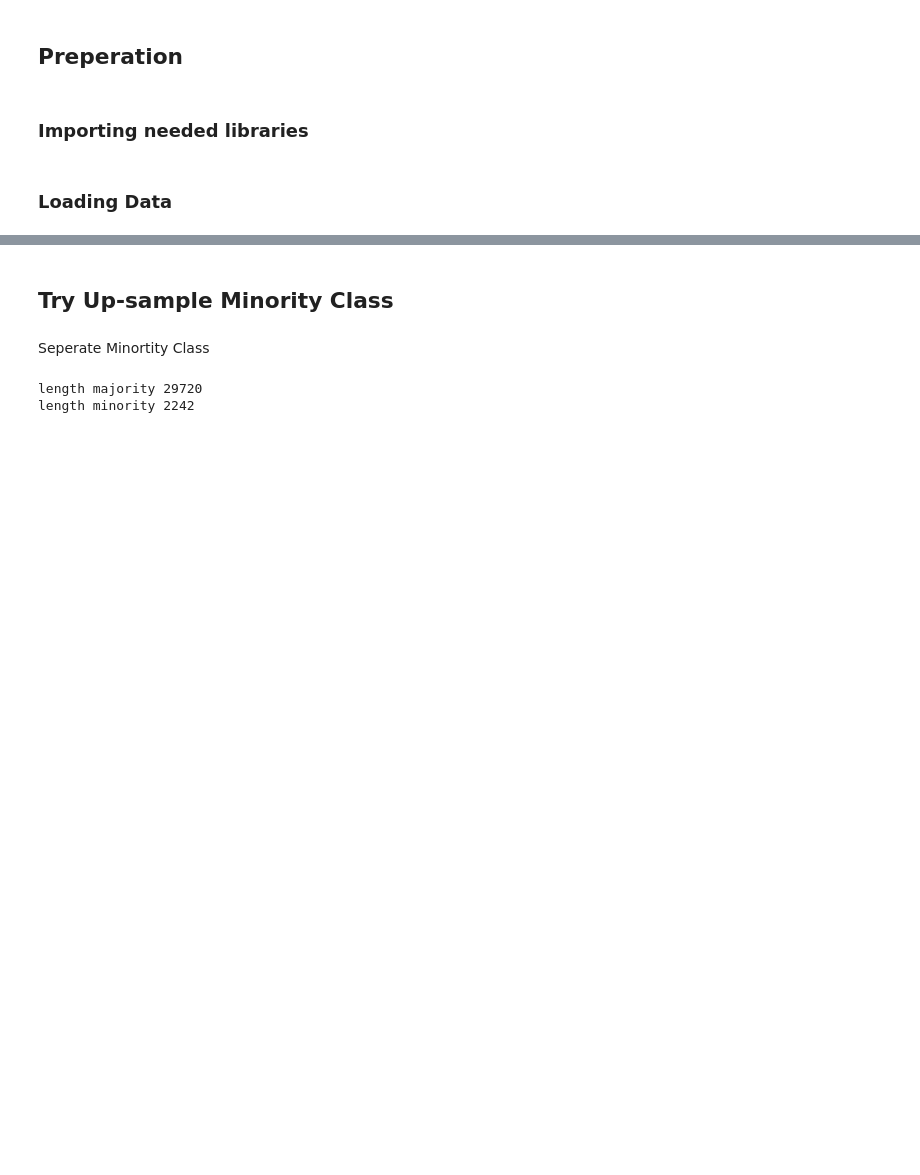
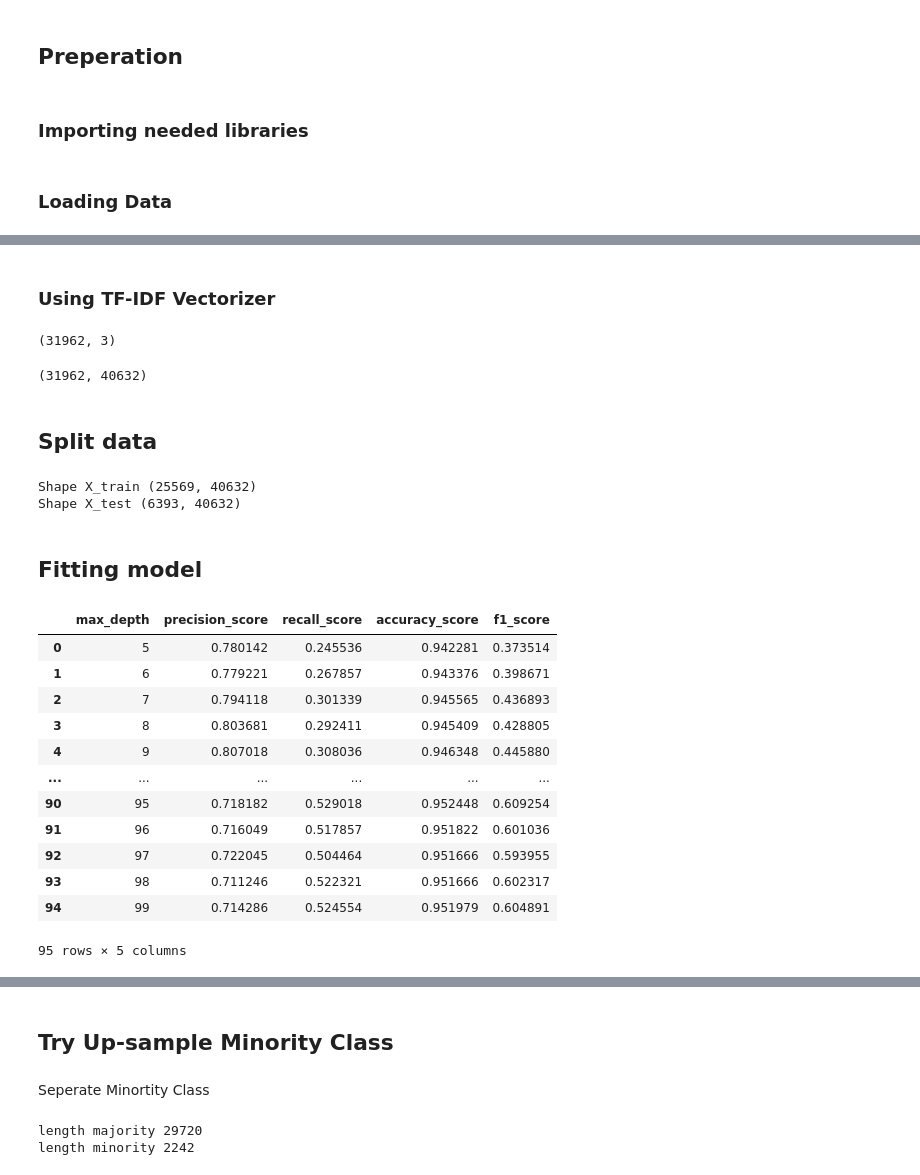
Before and after one commit to Aaron9812/Data_mining, a Jupyter notebook: src/models/decision_tree.ipynb, the cells around one changed output, grey strips where cells are left out. Drawn from its saved outputs; the diff is of its cells as text; code cells hidden in the pictures; blank space fills up the shorter version.

Commit message:
Update decision_tree.ipynb
-Added upsampeling
-Added plots

```diff
--- a/src/models/decision_tree.ipynb
+++ b/src/models/decision_tree.ipynb
@@ -25,0 +80,73 @@ data.head()
+# %% [markdown]
+### Using TF-IDF Vectorizer
+# %%
+X.shape
+# %% [output]
+(31962, 3)
+# %%
+tf = TfidfVectorizer()
+
+X_vec = tf.fit(X["lemmatized_tokens"])
+X_lem = X_vec.transform(X["lemmatized_tokens"])
+# %%
+X_lem.shape
+# %% [output]
+(31962, 40632)
+# %% [markdown]
+## Split data
+# %%
+X_train, X_test, y_train, y_test = train_test_split(X_lem, y, test_size=0.2, random_state = 17, stratify=y)
+# %%
+print(f"Shape X_train {X_train.shape}")
+print(f"Shape X_test {X_test.shape}")
+# %% [output]
+Shape X_train (25569, 40632)
+Shape X_test (6393, 40632)
+# %% [markdown]
+## Fitting model
+# %%
+result_precision_score = []
+result_recall_score = []
+result_accuracy_score = []
+result_f1_score = []
+max_depth = 100
+
+for i in range(5, max_depth):
+    classifier = DecisionTreeClassifier(random_state=55, max_depth=i)
+
+    model = classifier.fit(X_train, y_train)
+
+    y_pred = model.predict(X_test)
+
+    result_precision_score.append(metrics.precision_score(y_test, y_pred))
+    result_recall_score.append(metrics.recall_score(y_test, y_pred))
+    result_accuracy_score.append(metrics.accuracy_score(y_test, y_pred))
+    result_f1_score.append(metrics.f1_score(y_test, y_pred))
+
+
+#print(len([i for i in range(5, max_depth)]), len(result_precision_score),len(result_recall_score),len(result_accuracy_score),len(result_f1_score))
+
+
+result_data = {
+    "max_depth": [i for i in range(5, max_depth)],
+    "precision_score": result_precision_score,
+    "recall_score": result_recall_score,
+    "accuracy_score": result_accuracy_score,
+    "f1_score": result_f1_score
+}
+df = pd.DataFrame(result_data)
+df
+# %% [output]
+|  | max_depth | precision_score | recall_score | accuracy_score | f1_score |
+| 0 | 5 | 0.780142 | 0.245536 | 0.942281 | 0.373514 |
+| 1 | 6 | 0.779221 | 0.267857 | 0.943376 | 0.398671 |
+| 2 | 7 | 0.794118 | 0.301339 | 0.945565 | 0.436893 |
+| 3 | 8 | 0.803681 | 0.292411 | 0.945409 | 0.428805 |
+| 4 | 9 | 0.807018 | 0.308036 | 0.946348 | 0.445880 |
+| ... | ... | ... | ... | ... | ... |
+| 90 | 95 | 0.718182 | 0.529018 | 0.952448 | 0.609254 |
+| 91 | 96 | 0.716049 | 0.517857 | 0.951822 | 0.601036 |
+| 92 | 97 | 0.722045 | 0.504464 | 0.951666 | 0.593955 |
+| 93 | 98 | 0.711246 | 0.522321 | 0.951666 | 0.602317 |
+| 94 | 99 | 0.714286 | 0.524554 | 0.951979 | 0.604891 |
+95 rows × 5 columns
```
Also changed, not shown: parts of 40 cells of this notebook.
